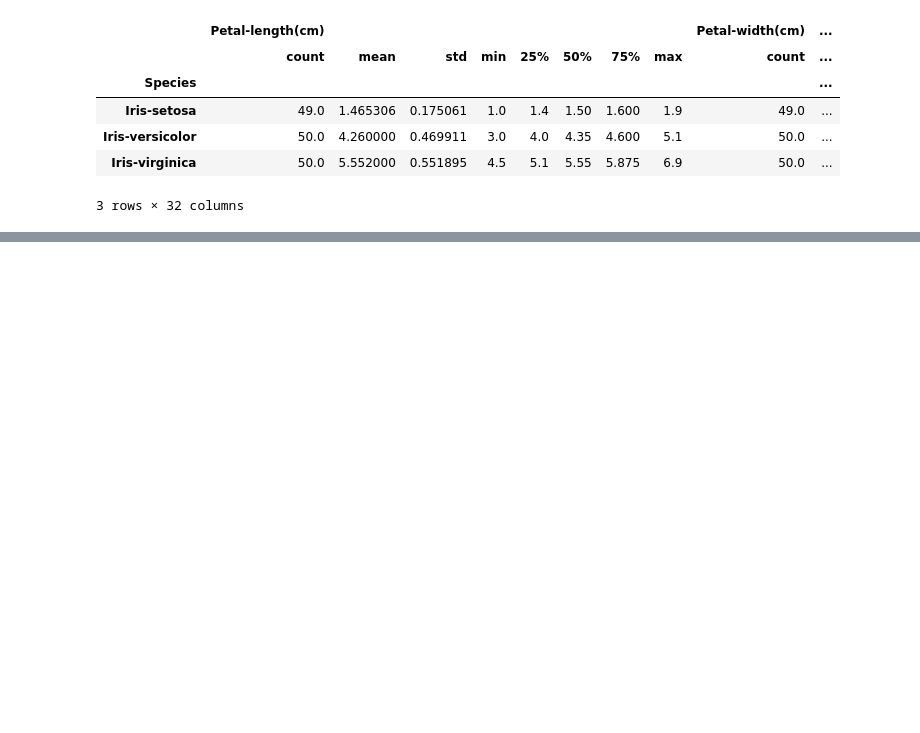
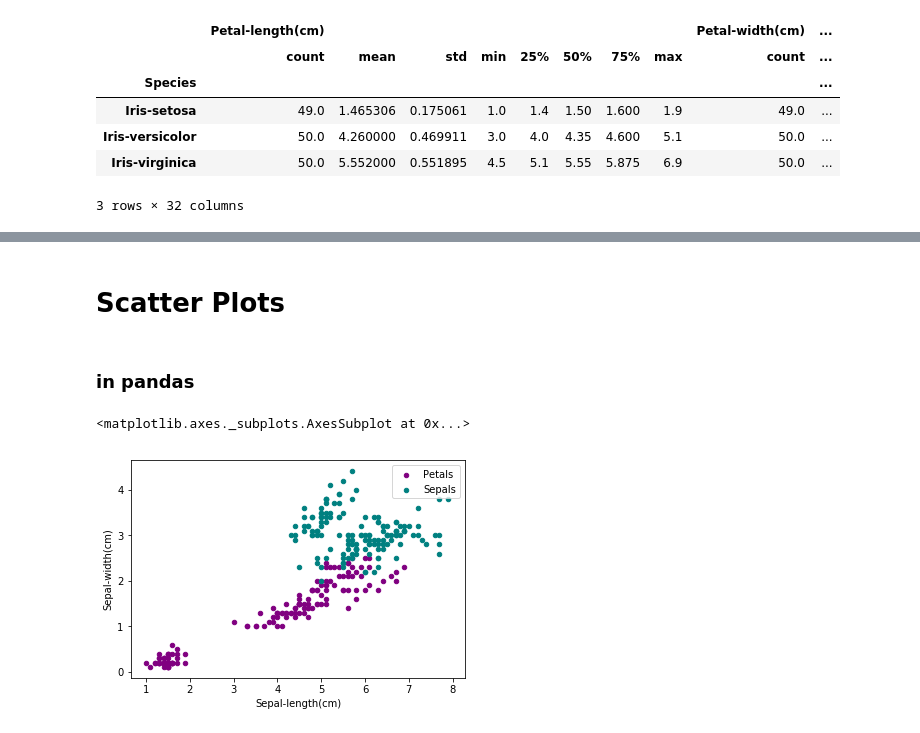
Before and after one commit to karlypaige/Thinkful-2.2.4---Challenge-What-Do-You-See-, a Jupyter notebook: iris data.ipynb, the cells around one changed output, grey strips where cells are left out. Saved outputs shown, nothing was run; the diff lists cells and outputs as text; code cells hidden in the pictures; blank space fills up the shorter version.

```diff
--- a/iris data.ipynb
+++ b/iris data.ipynb
@@ -169,0 +181,10 @@ iris_df.groupby('Species').describe()
+# %% [markdown]
+# Scatter Plots
+# %% [markdown]
+### in pandas
+# %%
+petal = iris_df.plot.scatter(x='Petal-length(cm)', y='Petal-width(cm)', color='purple', label='Petals');
+iris_df.plot.scatter(x='Sepal-length(cm)', y='Sepal-width(cm)', color='teal', label='Sepals', ax=petal)
+# %% [output]
+<matplotlib.axes._subplots.AxesSubplot at 0x...>
+[figure, added]
```
Also changed, not shown: parts of 36 cells of this notebook.
